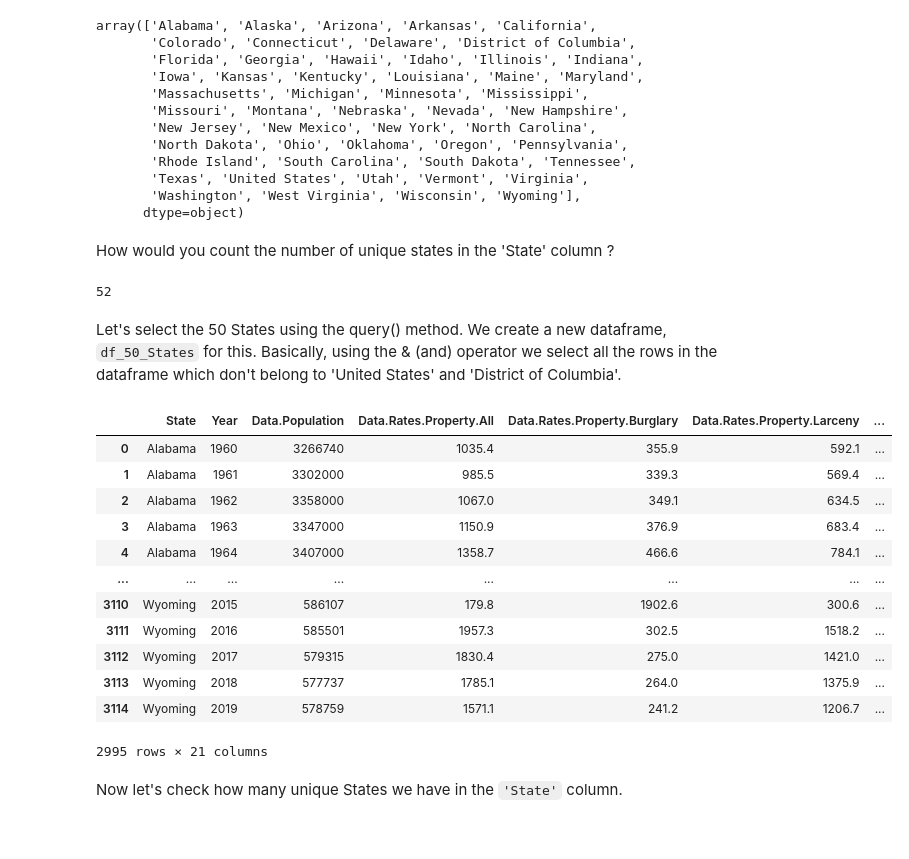
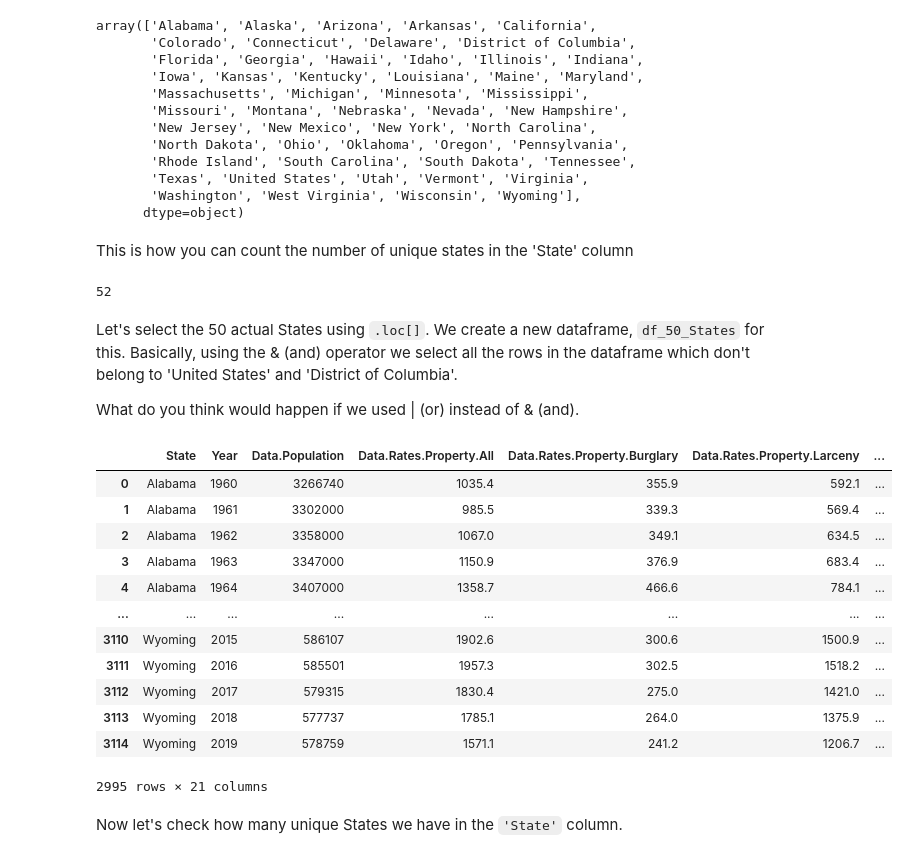
Before and after one commit to maastrichtlawtech/law3025-legal-analytics, a Jupyter notebook: tutorial2.ipynb, the cells around one changed output. Drawn from its saved outputs; the diff is of its cells as text; code cells hidden in the pictures.

```diff
--- a/tutorial2.ipynb
+++ b/tutorial2.ipynb
@@ -182,26 +184,28 @@ array(['Alabama', 'Alaska', 'Arizona', 'Arkansas', 'California',
        'Washington', 'West Virginia', 'Wisconsin', 'Wyoming'],
       dtype=object)
 # %% [markdown]
-How would you count the number of unique states in the 'State' column ?
+This is how you can count the number of unique states in the 'State' column
 # %%
 df['State'].nunique()
 # %% [output]
 52
 # %% [markdown]
-Let's select the 50 States using the query() method. We create a new dataframe, `df_50_States` for this.
+Let's select the 50 actual States using `.loc[]`. We create a new dataframe, `df_50_States` for this.
 Basically, using the & (and) operator we select all the rows in the dataframe which don't belong to 'United States' and 'District of Columbia'.
+
+What do you think would happen if we used | (or) instead of & (and).
 # %%
-df_50_States = df.query("State!='United States' & State!='District of Columbia'")
+df_50_States = df.loc[(df.State!='United States') & (df.State!='District of Columbia')]
 df_50_States
 # %% [output]
 |  | State | Year | Data.Population | Data.Rates.Property.All | Data.Rates.Property.Burglary | Data.Rates.Property.Larceny | ... |
 | 0 | Alabama | 1960 | 3266740 | 1035.4 | 355.9 | 592.1 | ... |
 | 1 | Alabama | 1961 | 3302000 | 985.5 | 339.3 | 569.4 | ... |
 | 2 | Alabama | 1962 | 3358000 | 1067.0 | 349.1 | 634.5 | ... |
 | 3 | Alabama | 1963 | 3347000 | 1150.9 | 376.9 | 683.4 | ... |
 | 4 | Alabama | 1964 | 3407000 | 1358.7 | 466.6 | 784.1 | ... |
 | ... | ... | ... | ... | ... | ... | ... | ... |
-| 3110 | Wyoming | 2015 | 586107 | 179.8 | 1902.6 | 300.6 | ... |
+| 3110 | Wyoming | 2015 | 586107 | 1902.6 | 300.6 | 1500.9 | ... |
 | 3111 | Wyoming | 2016 | 585501 | 1957.3 | 302.5 | 1518.2 | ... |
 | 3112 | Wyoming | 2017 | 579315 | 1830.4 | 275.0 | 1421.0 | ... |
 | 3113 | Wyoming | 2018 | 577737 | 1785.1 | 264.0 | 1375.9 | ... |
```
Also changed, not shown: parts of 7 cells of this notebook, 3 other files.
